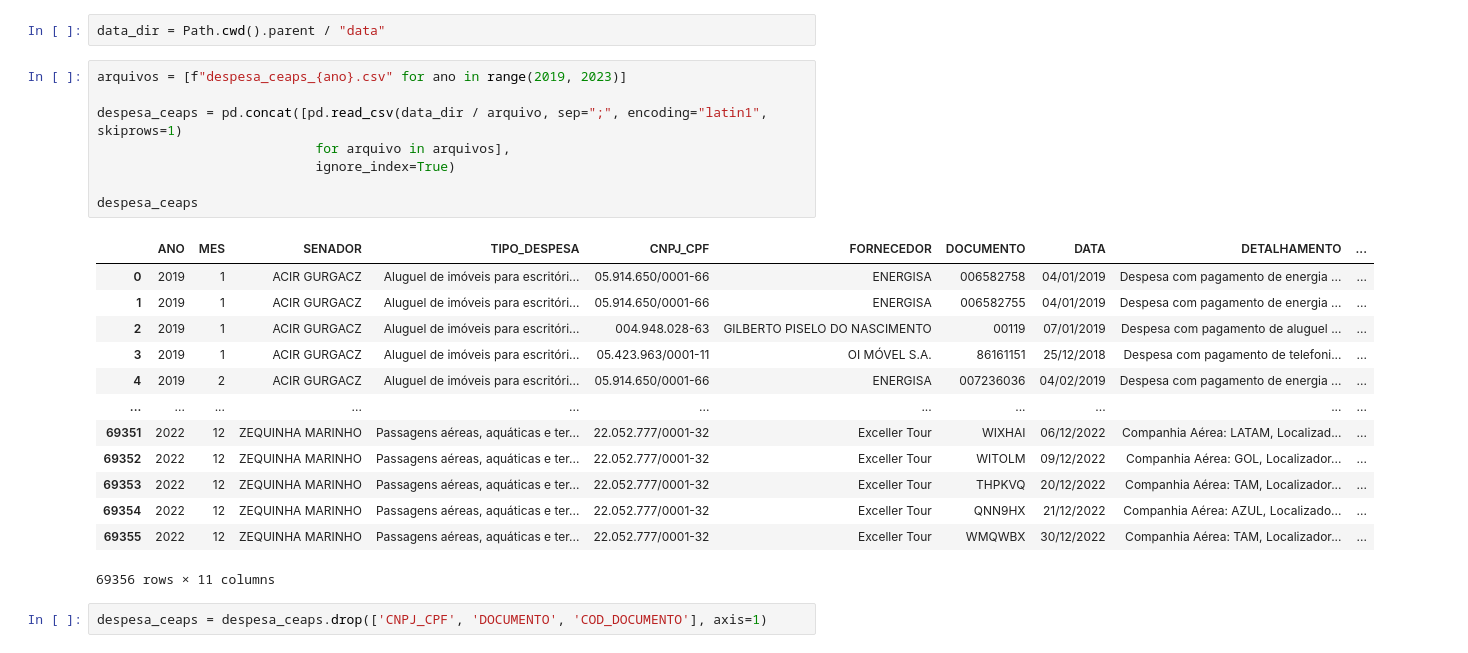
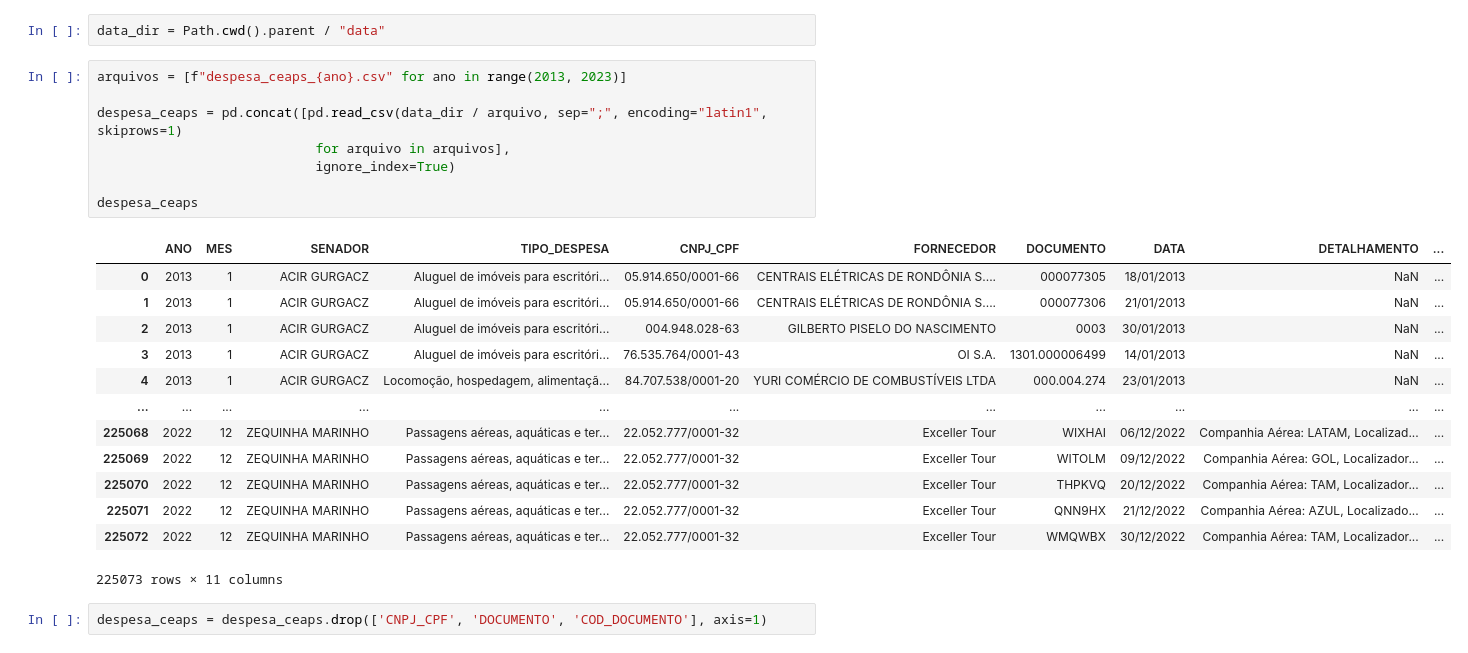
Before and after one commit to Bracchiara/7_days_of_code_alura, a Jupyter notebook: desafio_02_data_science/notebook/dia_1_data_wrangling.ipynb, the cells around one changed output. Saved outputs shown, nothing was run; the diff lists cells and outputs as text.

```diff
--- a/desafio_02_data_science/notebook/dia_1_data_wrangling.ipynb
+++ b/desafio_02_data_science/notebook/dia_1_data_wrangling.ipynb
@@ -4,27 +4,27 @@ from pathlib import Path
 # %%
 data_dir = Path.cwd().parent / "data"
 # %%
-arquivos = [f"despesa_ceaps_{ano}.csv" for ano in range(2019, 2023)]
+arquivos = [f"despesa_ceaps_{ano}.csv" for ano in range(2013, 2023)]
 
 despesa_ceaps = pd.concat([pd.read_csv(data_dir / arquivo, sep=";", encoding="latin1", skiprows=1)
                             for arquivo in arquivos],
                             ignore_index=True)
 
 despesa_ceaps
 # %% [output]
 |  | ANO | MES | SENADOR | TIPO_DESPESA | CNPJ_CPF | FORNECEDOR | DOCUMENTO | DATA | DETALHAMENTO | ... |
-| 0 | 2019 | 1 | ACIR GURGACZ | Aluguel de imóveis para escritóri... | 05.914.650/0001-66 | ENERGISA | 006582758 | 04/01/2019 | Despesa com pagamento de energia ... | ... |
-| 1 | 2019 | 1 | ACIR GURGACZ | Aluguel de imóveis para escritóri... | 05.914.650/0001-66 | ENERGISA | 006582755 | 04/01/2019 | Despesa com pagamento de energia ... | ... |
-| 2 | 2019 | 1 | ACIR GURGACZ | Aluguel de imóveis para escritóri... | 004.948.028-63 | GILBERTO PISELO DO NASCIMENTO | 00119 | 07/01/2019 | Despesa com pagamento de aluguel ... | ... |
-| 3 | 2019 | 1 | ACIR GURGACZ | Aluguel de imóveis para escritóri... | 05.423.963/0001-11 | OI MÓVEL S.A. | 86161151 | 25/12/2018 | Despesa com pagamento de telefoni... | ... |
-| 4 | 2019 | 2 | ACIR GURGACZ | Aluguel de imóveis para escritóri... | 05.914.650/0001-66 | ENERGISA | 007236036 | 04/02/2019 | Despesa com pagamento de energia ... | ... |
+| 0 | 2013 | 1 | ACIR GURGACZ | Aluguel de imóveis para escritóri... | 05.914.650/0001-66 | CENTRAIS ELÉTRICAS DE RONDÔNIA S.... | 000077305 | 18/01/2013 | NaN | ... |
+| 1 | 2013 | 1 | ACIR GURGACZ | Aluguel de imóveis para escritóri... | 05.914.650/0001-66 | CENTRAIS ELÉTRICAS DE RONDÔNIA S.... | 000077306 | 21/01/2013 | NaN | ... |
+| 2 | 2013 | 1 | ACIR GURGACZ | Aluguel de imóveis para escritóri... | 004.948.028-63 | GILBERTO PISELO DO NASCIMENTO | 0003 | 30/01/2013 | NaN | ... |
+| 3 | 2013 | 1 | ACIR GURGACZ | Aluguel de imóveis para escritóri... | 76.535.764/0001-43 | OI S.A. | 1301.000006499 | 14/01/2013 | NaN | ... |
+| 4 | 2013 | 1 | ACIR GURGACZ | Locomoção, hospedagem, alimentaçã... | 84.707.538/0001-20 | YURI COMÉRCIO DE COMBUSTÍVEIS LTDA | 000.004.274 | 23/01/2013 | NaN | ... |
 | ... | ... | ... | ... | ... | ... | ... | ... | ... | ... | ... |
-| 69351 | 2022 | 12 | ZEQUINHA MARINHO | Passagens aéreas, aquáticas e ter... | 22.052.777/0001-32 | Exceller Tour | WIXHAI | 06/12/2022 | Companhia Aérea: LATAM, Localizad... | ... |
-| 69352 | 2022 | 12 | ZEQUINHA MARINHO | Passagens aéreas, aquáticas e ter... | 22.052.777/0001-32 | Exceller Tour | WITOLM | 09/12/2022 | Companhia Aérea: GOL, Localizador... | ... |
-| 69353 | 2022 | 12 | ZEQUINHA MARINHO | Passagens aéreas, aquáticas e ter... | 22.052.777/0001-32 | Exceller Tour | THPKVQ | 20/12/2022 | Companhia Aérea: TAM, Localizador... | ... |
-| 69354 | 2022 | 12 | ZEQUINHA MARINHO | Passagens aéreas, aquáticas e ter... | 22.052.777/0001-32 | Exceller Tour | QNN9HX | 21/12/2022 | Companhia Aérea: AZUL, Localizado... | ... |
-| 69355 | 2022 | 12 | ZEQUINHA MARINHO | Passagens aéreas, aquáticas e ter... | 22.052.777/0001-32 | Exceller Tour | WMQWBX | 30/12/2022 | Companhia Aérea: TAM, Localizador... | ... |
+| 225068 | 2022 | 12 | ZEQUINHA MARINHO | Passagens aéreas, aquáticas e ter... | 22.052.777/0001-32 | Exceller Tour | WIXHAI | 06/12/2022 | Companhia Aérea: LATAM, Localizad... | ... |
+| 225069 | 2022 | 12 | ZEQUINHA MARINHO | Passagens aéreas, aquáticas e ter... | 22.052.777/0001-32 | Exceller Tour | WITOLM | 09/12/2022 | Companhia Aérea: GOL, Localizador... | ... |
+| 225070 | 2022 | 12 | ZEQUINHA MARINHO | Passagens aéreas, aquáticas e ter... | 22.052.777/0001-32 | Exceller Tour | THPKVQ | 20/12/2022 | Companhia Aérea: TAM, Localizador... | ... |
+| 225071 | 2022 | 12 | ZEQUINHA MARINHO | Passagens aéreas, aquáticas e ter... | 22.052.777/0001-32 | Exceller Tour | QNN9HX | 21/12/2022 | Companhia Aérea: AZUL, Localizado... | ... |
+| 225072 | 2022 | 12 | ZEQUINHA MARINHO | Passagens aéreas, aquáticas e ter... | 22.052.777/0001-32 | Exceller Tour | WMQWBX | 30/12/2022 | Companhia Aérea: TAM, Localizador... | ... |
-69356 rows × 11 columns
+225073 rows × 11 columns
 # %%
 despesa_ceaps = despesa_ceaps.drop(['CNPJ_CPF', 'DOCUMENTO', 'COD_DOCUMENTO'], axis=1)
 # %%
```
Also changed, not shown: parts of 12 cells of this notebook, 7 other files.
